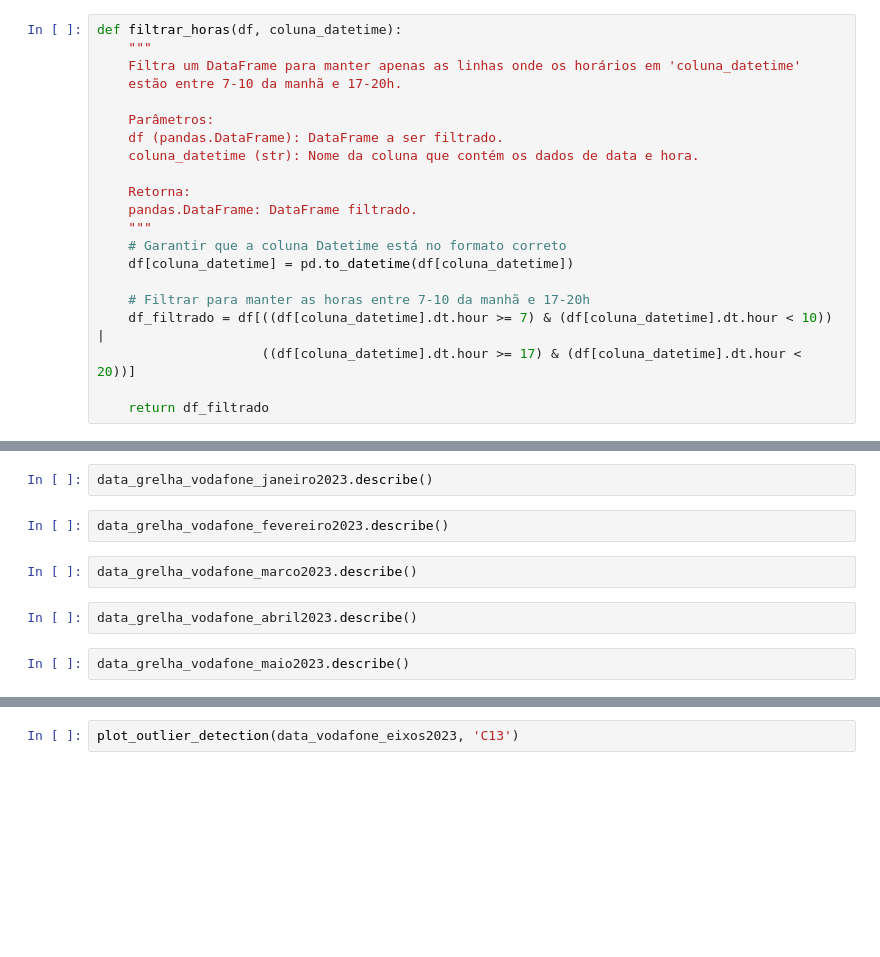
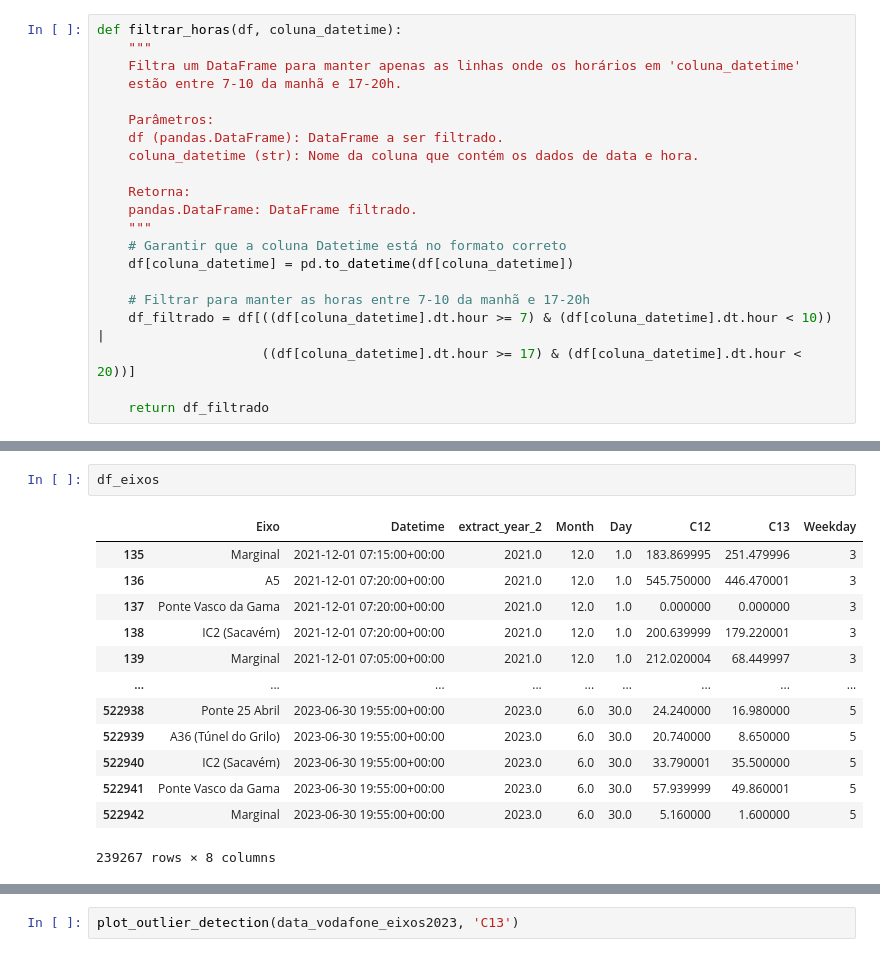
Before and after one commit to a-proenca/LAD, a Jupyter notebook: LAD_22_23.ipynb, the cells around one changed output, grey strips where cells are left out. Saved outputs shown, nothing was run; the diff lists cells and outputs as text; blank space fills up the shorter version.

```diff
--- a/LAD_22_23.ipynb
+++ b/LAD_22_23.ipynb
@@ -613,10 +356,16 @@ data_quadriculas_vodafone_bruto.describe()
-# %%
-data_grelha_vodafone_janeiro2023.describe()
-# %%
-data_grelha_vodafone_fevereiro2023.describe()
-# %%
-data_grelha_vodafone_marco2023.describe()
-# %%
-data_grelha_vodafone_abril2023.describe()
-# %%
-data_grelha_vodafone_maio2023.describe()
+# %%
+df_eixos
+# %% [output]
+|  | Eixo | Datetime | extract_year_2 | Month | Day | C12 | C13 | Weekday |
+| 135 | Marginal | 2021-12-01 07:15:00+00:00 | 2021.0 | 12.0 | 1.0 | 183.869995 | 251.479996 | 3 |
+| 136 | A5 | 2021-12-01 07:20:00+00:00 | 2021.0 | 12.0 | 1.0 | 545.750000 | 446.470001 | 3 |
+| 137 | Ponte Vasco da Gama | 2021-12-01 07:20:00+00:00 | 2021.0 | 12.0 | 1.0 | 0.000000 | 0.000000 | 3 |
+| 138 | IC2 (Sacavém) | 2021-12-01 07:20:00+00:00 | 2021.0 | 12.0 | 1.0 | 200.639999 | 179.220001 | 3 |
+| 139 | Marginal | 2021-12-01 07:05:00+00:00 | 2021.0 | 12.0 | 1.0 | 212.020004 | 68.449997 | 3 |
+| ... | ... | ... | ... | ... | ... | ... | ... | ... |
+| 522938 | Ponte 25 Abril | 2023-06-30 19:55:00+00:00 | 2023.0 | 6.0 | 30.0 | 24.240000 | 16.980000 | 5 |
+| 522939 | A36 (Túnel do Grilo) | 2023-06-30 19:55:00+00:00 | 2023.0 | 6.0 | 30.0 | 20.740000 | 8.650000 | 5 |
+| 522940 | IC2 (Sacavém) | 2023-06-30 19:55:00+00:00 | 2023.0 | 6.0 | 30.0 | 33.790001 | 35.500000 | 5 |
+| 522941 | Ponte Vasco da Gama | 2023-06-30 19:55:00+00:00 | 2023.0 | 6.0 | 30.0 | 57.939999 | 49.860001 | 5 |
+| 522942 | Marginal | 2023-06-30 19:55:00+00:00 | 2023.0 | 6.0 | 30.0 | 5.160000 | 1.600000 | 5 |
+239267 rows × 8 columns
```
Also changed, not shown: parts of 43 cells of this notebook.
